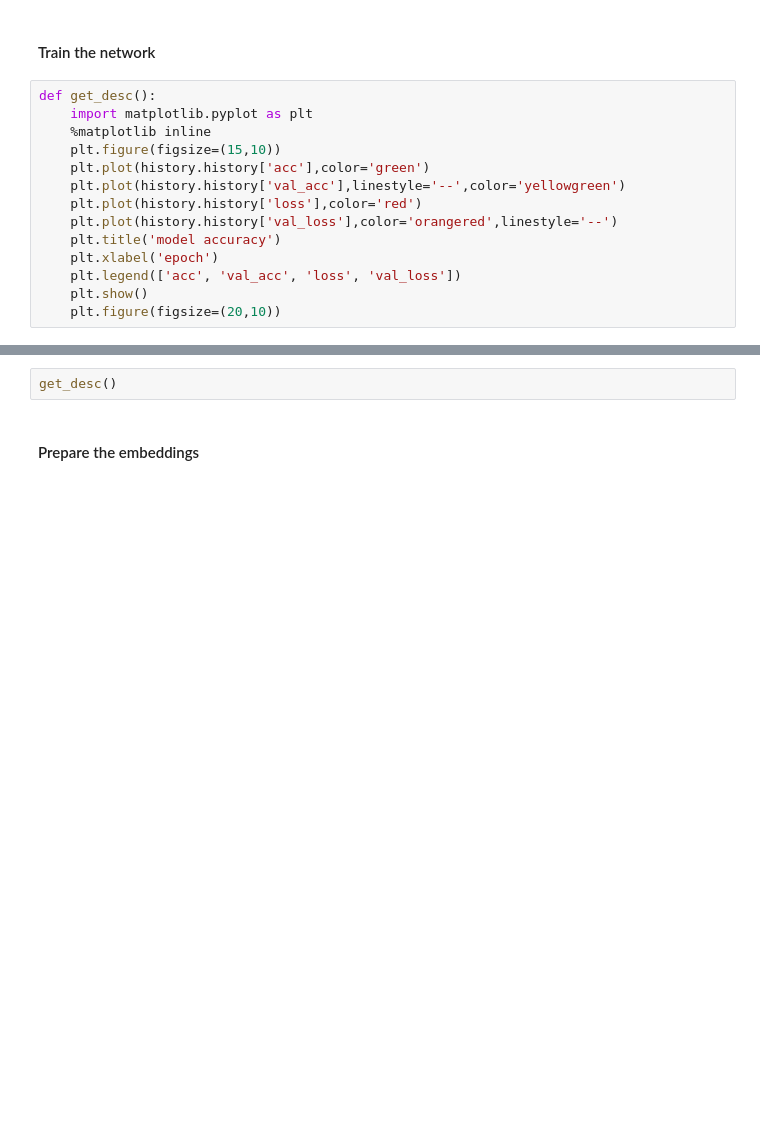
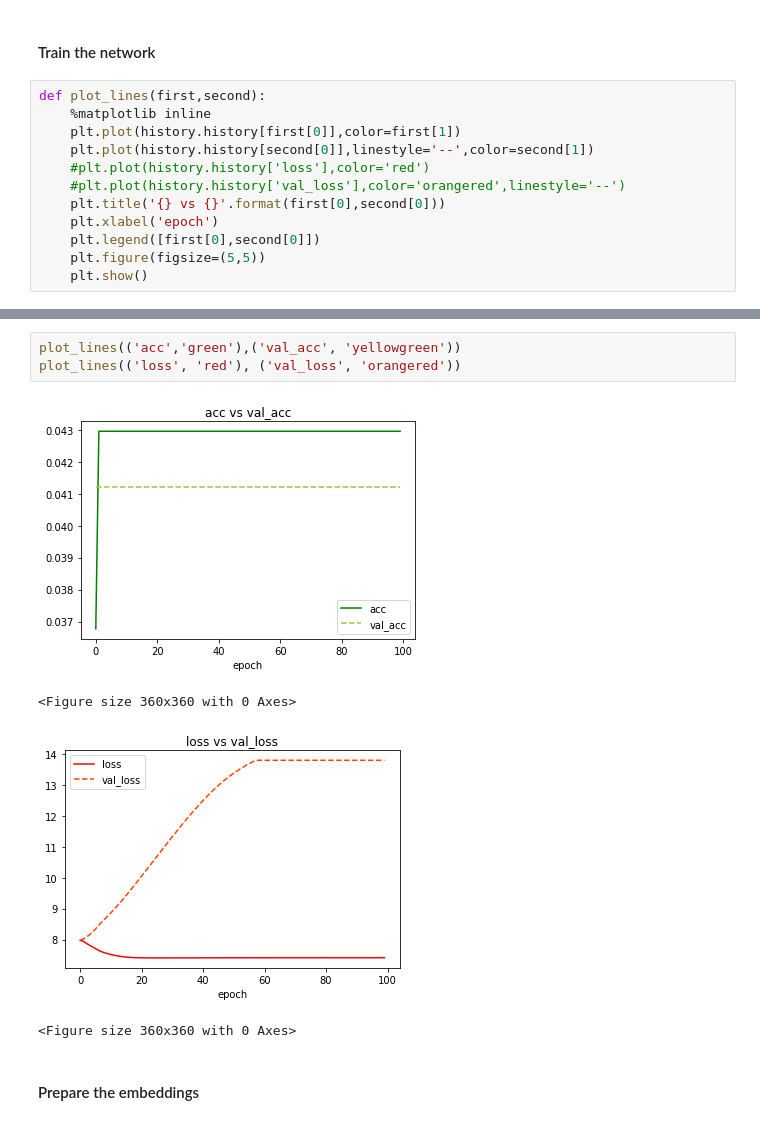
Before and after one commit to uhh-lt/comparative, a Jupyter notebook: Classification/notebooks/path_embeddings_restricted.ipynb, the cells around one changed output, grey strips where cells are left out. Saved outputs shown, nothing was run; the diff lists cells and outputs as text; blank space fills up the shorter version.

```diff
--- a/Classification/notebooks/path_embeddings_restricted.ipynb
+++ b/Classification/notebooks/path_embeddings_restricted.ipynb
@@ -59,17 +60,15 @@ y_train[0].shape
 # %% [markdown]
 #### Train the network
 # %%
-def get_desc():
-    import matplotlib.pyplot as plt
+def plot_lines(first,second):
     %matplotlib inline
-    plt.figure(figsize=(15,10))
-    plt.plot(history.history['acc'],color='green')
-    plt.plot(history.history['val_acc'],linestyle='--',color='yellowgreen')
-    plt.plot(history.history['loss'],color='red')
-    plt.plot(history.history['val_loss'],color='orangered',linestyle='--')
-    plt.title('model accuracy')
+    plt.plot(history.history[first[0]],color=first[1])
+    plt.plot(history.history[second[0]],linestyle='--',color=second[1])
+    #plt.plot(history.history['loss'],color='red')
+    #plt.plot(history.history['val_loss'],color='orangered',linestyle='--')
+    plt.title('{} vs {}'.format(first[0],second[0]))
     plt.xlabel('epoch')
-    plt.legend(['acc', 'val_acc', 'loss', 'val_loss'])
+    plt.legend([first[0],second[0]])
+    plt.figure(figsize=(5,5))
     plt.show()
-    plt.figure(figsize=(20,10))
 # %%
@@ -109,5 +116,11 @@ Epoch 372/1000
-# %%
-get_desc()
+# %%
+plot_lines(('acc','green'),('val_acc', 'yellowgreen'))
+plot_lines(('loss', 'red'), ('val_loss', 'orangered'))
+# %% [output]
+[figure, added]
+<Figure size 360x360 with 0 Axes>
+[figure, added]
+<Figure size 360x360 with 0 Axes>
 # %% [markdown]
 #### Prepare the embeddings
 # %%
```
Also changed, not shown: parts of 15 cells of this notebook, 21 other files.
